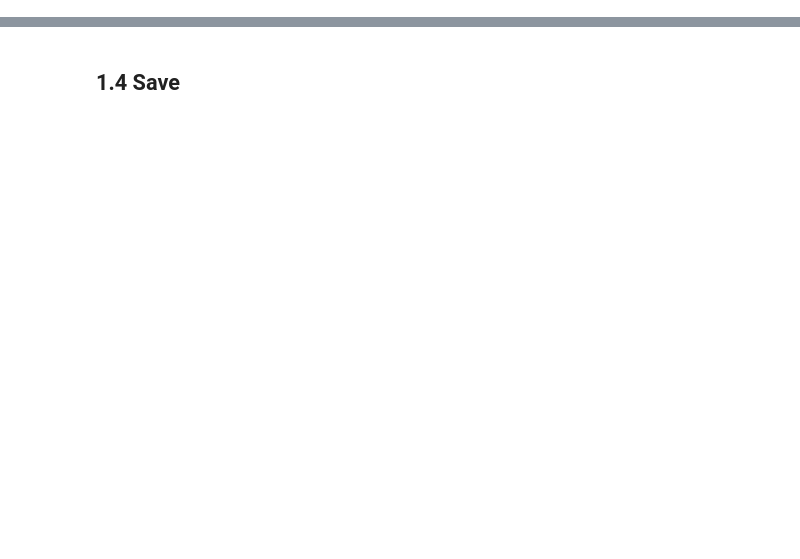
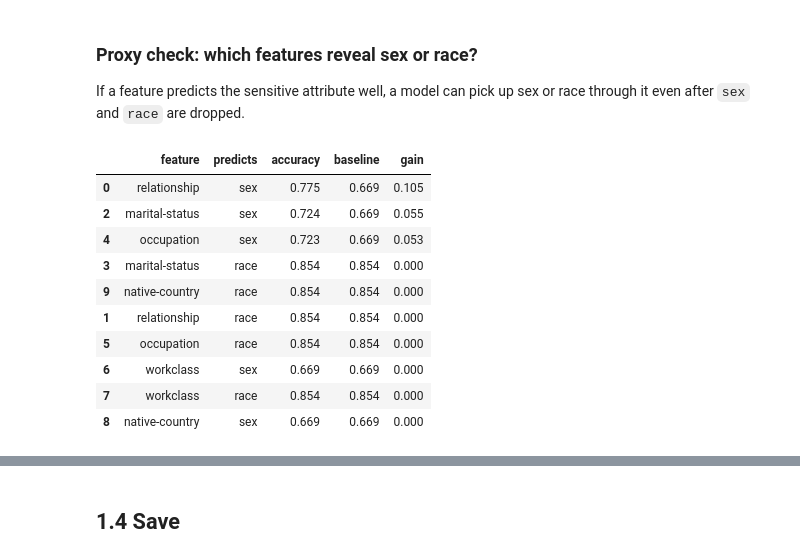
Before and after one commit to GraceChang0909/income-fairness-analysis, a Jupyter notebook: notebooks/01_data_cleaning_eda.ipynb, the cells around one changed output, grey strips where cells are left out. Cells and saved outputs as stored; diff of their text form; code cells hidden in the pictures; blank space fills up the shorter version.

```diff
--- a/notebooks/01_data_cleaning_eda.ipynb
+++ b/notebooks/01_data_cleaning_eda.ipynb
@@ -33,0 +41,5 @@ COLUMNS = ["age", "workclass", "fnlwgt", "education", "education-num", "marital-
+# %%
+for df in (df_train, df_test):
+    df["income"] = df["income"].str.rstrip(".").map({"<=50K": 0, ">50K": 1})
+    assert df["income"].notna().all()
+print("Share >50K  train: %.3f   test: %.3f" % (df_train["income"].mean(), df_test["income"].mean()))
@@ -33,0 +85,6 @@ COLUMNS = ["age", "workclass", "fnlwgt", "education", "education-num", "marital-
+# %%
+for df in (df_train, df_test):
+    df[["workclass", "occupation", "native-country"]] = df[["workclass", "occupation", "native-country"]].fillna("Unknown")
+    # 40 countries, most with a handful of rows: keep the US and group the rest
+    df["native-country"] = df["native-country"].where(df["native-country"].isin(["United-States", "Unknown"]), "Other")
+print(df_train["native-country"].value_counts())
@@ -33,0 +99,5 @@ COLUMNS = ["age", "workclass", "fnlwgt", "education", "education-num", "marital-
+# %%
+print(pd.crosstab(df_train["education"], df_train["education-num"]).astype(bool).sum(axis=1).max(),
+      "education-num value(s) per education level")
+for df in (df_train, df_test):
+    df.drop(columns=["education", "fnlwgt"], inplace=True)
@@ -41,0 +200,28 @@ COLUMNS = ["age", "workclass", "fnlwgt", "education", "education-num", "marital-
+# %% [markdown]
+### Proxy check: which features reveal sex or race?
+If a feature predicts the sensitive attribute well, a model can pick up sex or race through it even after `sex` and `race` are dropped.
+# %%
+def proxy_strength(df, feature, target):
+    """How well `feature` alone predicts `target` (majority class per feature value), vs. predicting the overall majority."""
+    acc = df.groupby(feature)[target].agg(lambda s: s.value_counts(normalize=True).iloc[0])
+    weights = df[feature].value_counts(normalize=True)
+    return (acc * weights).sum(), df[target].value_counts(normalize=True).iloc[0]
+
+rows = []
+for f in ["relationship", "marital-status", "occupation", "workclass", "native-country"]:
+    for target in ["sex", "race"]:
+        acc, baseline = proxy_strength(df_train, f, target)
+        rows.append({"feature": f, "predicts": target, "accuracy": acc, "baseline": baseline, "gain": acc - baseline})
+pd.DataFrame(rows).sort_values("gain", ascending=False).round(3)
+# %% [output]
+|  | feature | predicts | accuracy | baseline | gain |
+| 0 | relationship | sex | 0.775 | 0.669 | 0.105 |
+| 2 | marital-status | sex | 0.724 | 0.669 | 0.055 |
+| 4 | occupation | sex | 0.723 | 0.669 | 0.053 |
+| 3 | marital-status | race | 0.854 | 0.854 | 0.000 |
+| 9 | native-country | race | 0.854 | 0.854 | 0.000 |
+| 1 | relationship | race | 0.854 | 0.854 | 0.000 |
+| 5 | occupation | race | 0.854 | 0.854 | 0.000 |
+| 6 | workclass | sex | 0.669 | 0.669 | 0.000 |
+| 7 | workclass | race | 0.854 | 0.854 | 0.000 |
+| 8 | native-country | sex | 0.669 | 0.669 | 0.000 |
```
Also changed, not shown: parts of 34 cells of this notebook, 13 other files.
